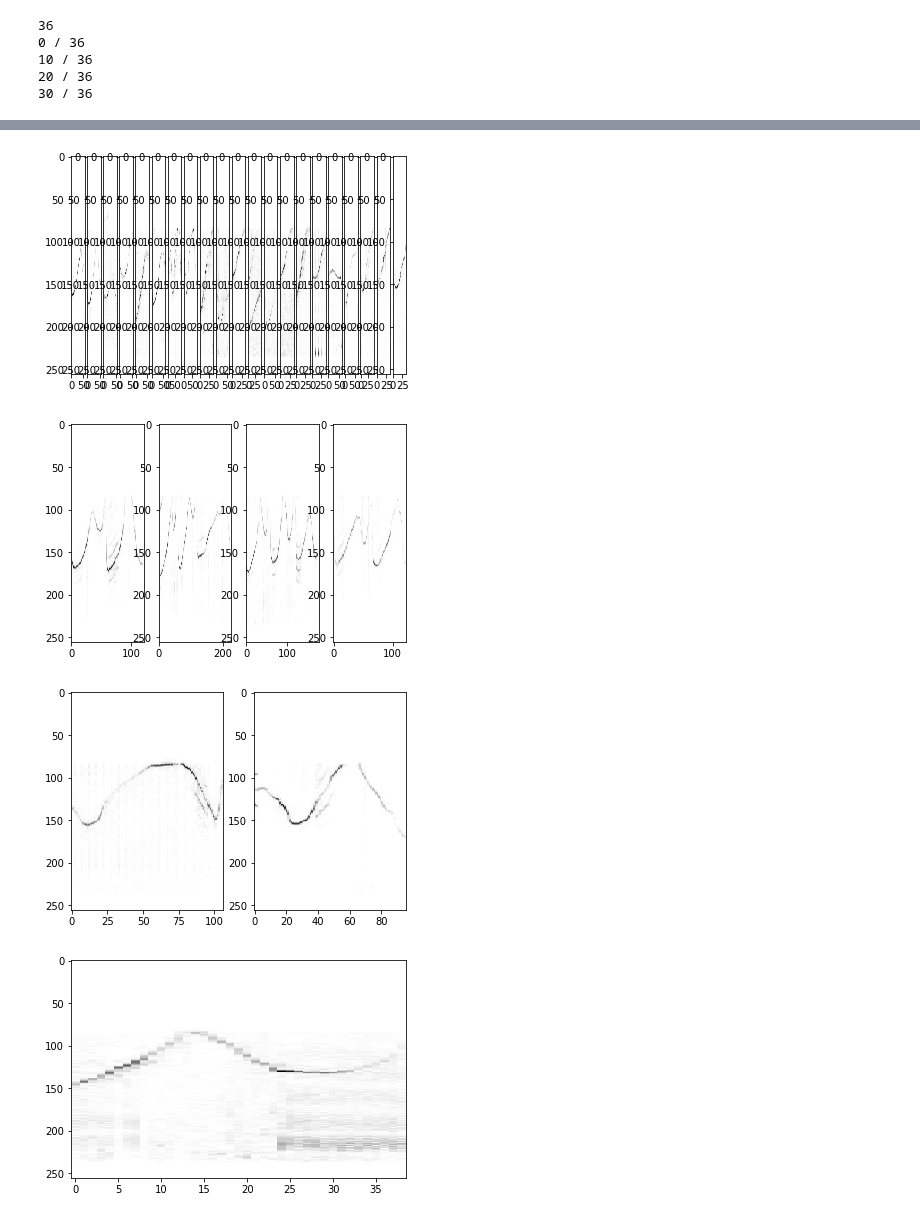
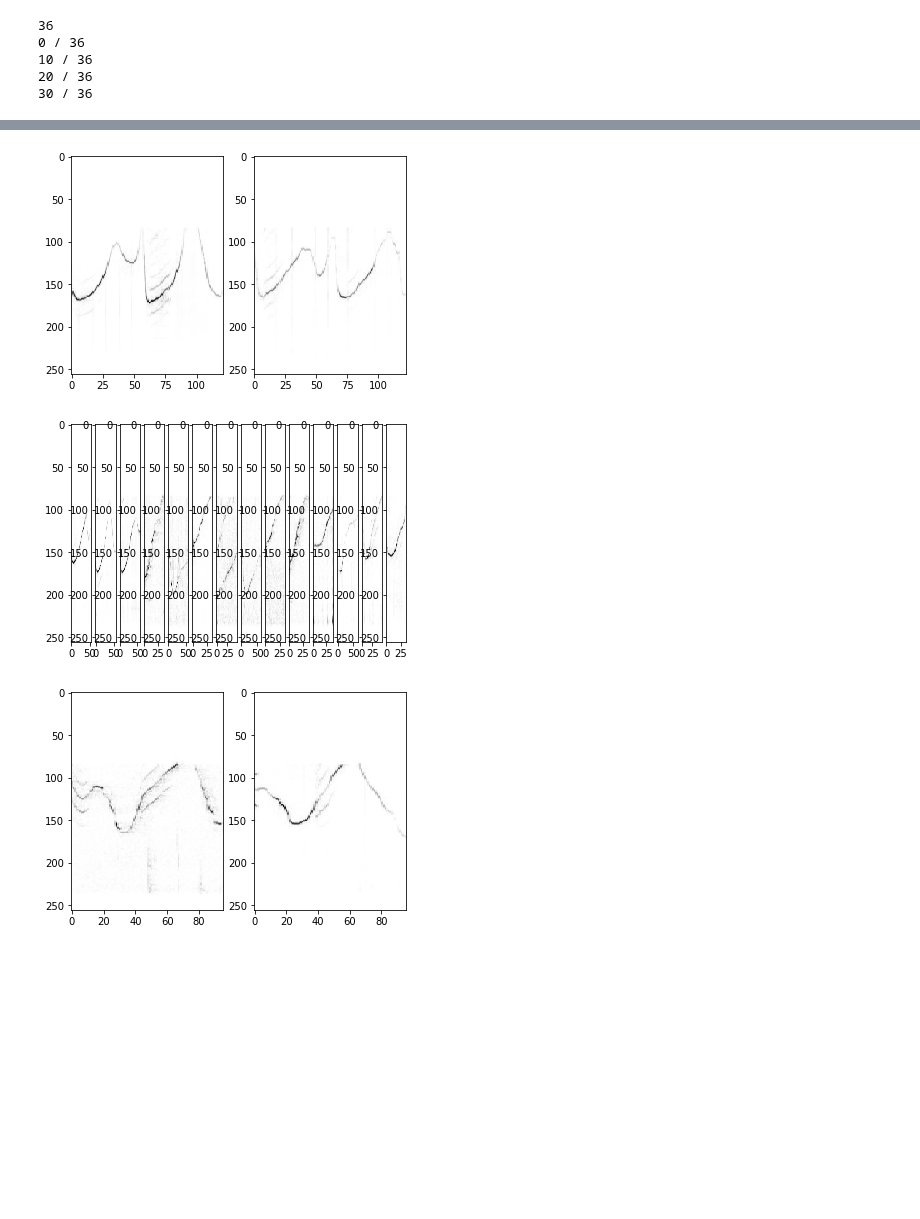
Before and after one commit to dkohlsdorf/wdp-ds, a Jupyter notebook: scripts/OfflineClusteringExperiment.ipynb, the cells around one changed output, grey strips where cells are left out. Cells and saved outputs as stored; diff of their text form; code cells hidden in the pictures; blank space fills up the shorter version.

```diff
--- a/scripts/OfflineClusteringExperiment.ipynb
+++ b/scripts/OfflineClusteringExperiment.ipynb
@@ -44,7 +44,7 @@ def fwd_spectrogram(audio, win=512, step=256):
     return np.array(spectrogram)
 # %%
 PATH = '../data/catalogue/whistle_snippets/'
-encoder = load_model('../models/lstm_v3/v3.2/encoder.h5')
+encoder = load_model('../models/lstm_v3/v3.3/encoder.h5')
 latent = []
 for file in os.listdir(PATH):
     if file.endswith('.wav'):
@@ -127,7 +127,7 @@ distances = pickle.load( open( "distances.p", "rb" ) )
 
 f = [f for f in distances.flatten() if not np.isinf(f)]
 random.shuffle(f)
-th = np.percentile(f, 40)
+th = np.percentile(f, 20)
 
 plt.plot(sorted(f[0:1000]))
 plt.plot(np.ones(1000) * th)
@@ -164,14 +164,14 @@ for i, cluster_id in enumerate(clusters):
     c[cluster_id].append(latent[i][1])
 # %%
 for cid, x in enumerate(c):
-    for i, a in enumerate(x):
-        plt.subplot(1, len(x), i + 1)
-        spec = fwd_spectrogram(a)
-        plt.imshow(1.0 - spec.T, cmap='gray', aspect='auto')
-    plt.savefig('{}.png'.format(cid))
-    plt.show()
+    if len(x) > 1:
+        for i, a in enumerate(x):
+            plt.subplot(1, len(x), i + 1)
+            spec = fwd_spectrogram(a)
+            plt.imshow(1.0 - spec.T, cmap='gray', aspect='auto')
+        plt.savefig('{}.png'.format(cid))
+        plt.show()
 # %% [output]
-[figure, old version]
+[figure, new version]
-[figure, old version]
+[figure, new version]
-[figure, old version]
+[figure, new version]
-[figure, removed]
```
Also changed, not shown: parts of 3 cells of this notebook, 9 other files.
